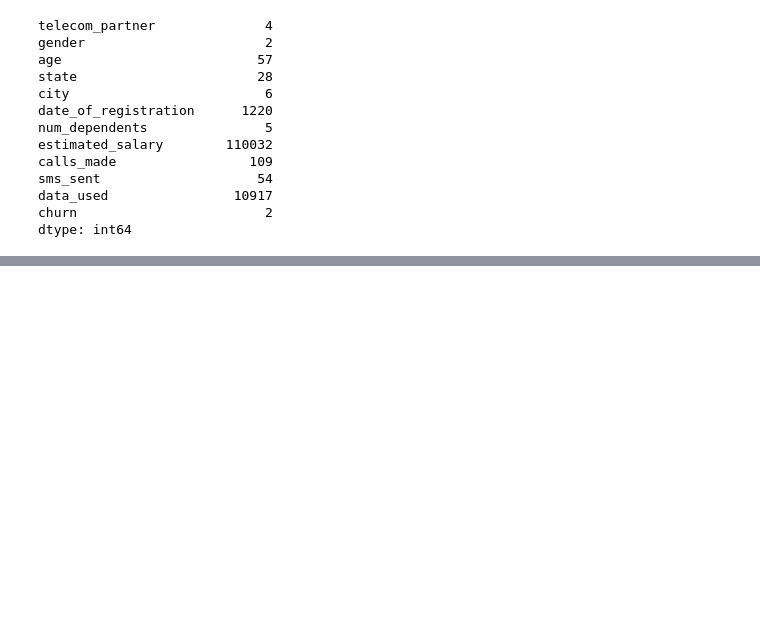
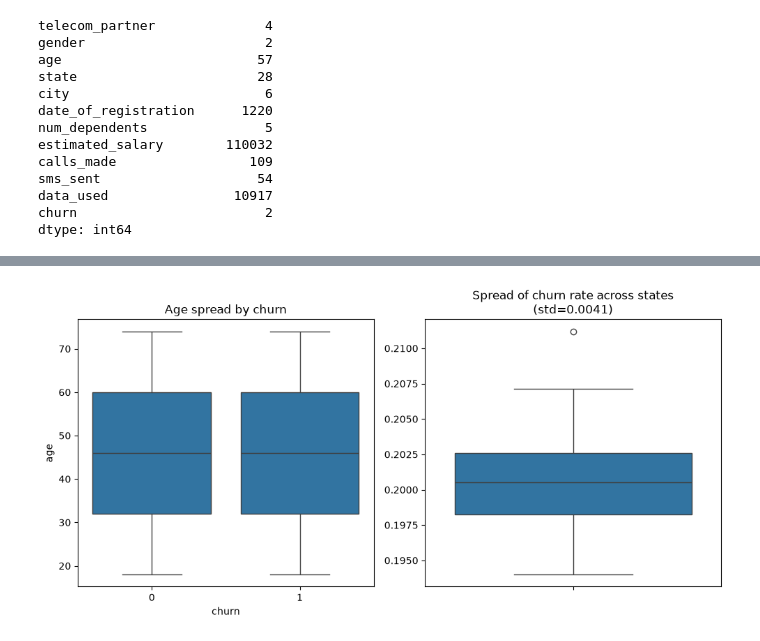
Before and after one commit to Chandru82582/CoWork, a Jupyter notebook: Phase1/mlfeaturing.ipynb, the cells around one changed output, grey strips where cells are left out. Cells and saved outputs as stored; diff of their text form; code cells hidden in the pictures; blank space fills up the shorter version.

```diff
--- a/Phase1/mlfeaturing.ipynb
+++ b/Phase1/mlfeaturing.ipynb
@@ -129,0 +228,15 @@ telecom_encoded_df.describe()
+# %%
+
+fig, axes = plt.subplots(1, 2, figsize=(10, 5))
+
+sns.boxplot(x='churn', y='age', data=telecom_df, ax=axes[0])
+axes[0].set_title('Age spread by churn')
+
+# Compare state churn rate spread visually
+sns.boxplot(y=state_churn.values, ax=axes[1])
+axes[1].set_title(f'Spread of churn rate across states\n(std={state_churn.std():.4f})')
+
+plt.tight_layout()
+plt.show()
+# %% [output]
+[figure, added]
```
Also changed, not shown: parts of 26 cells of this notebook, 1 other file.
